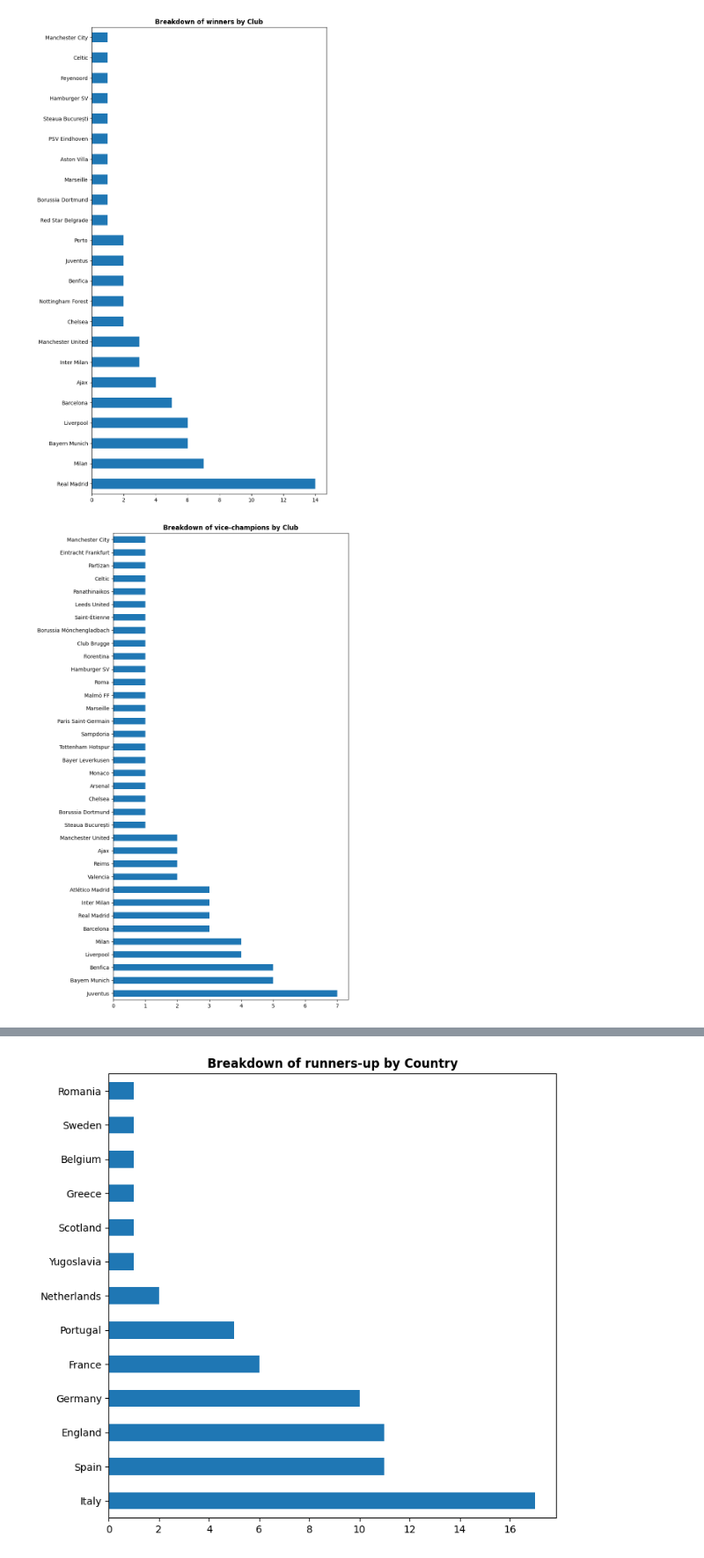
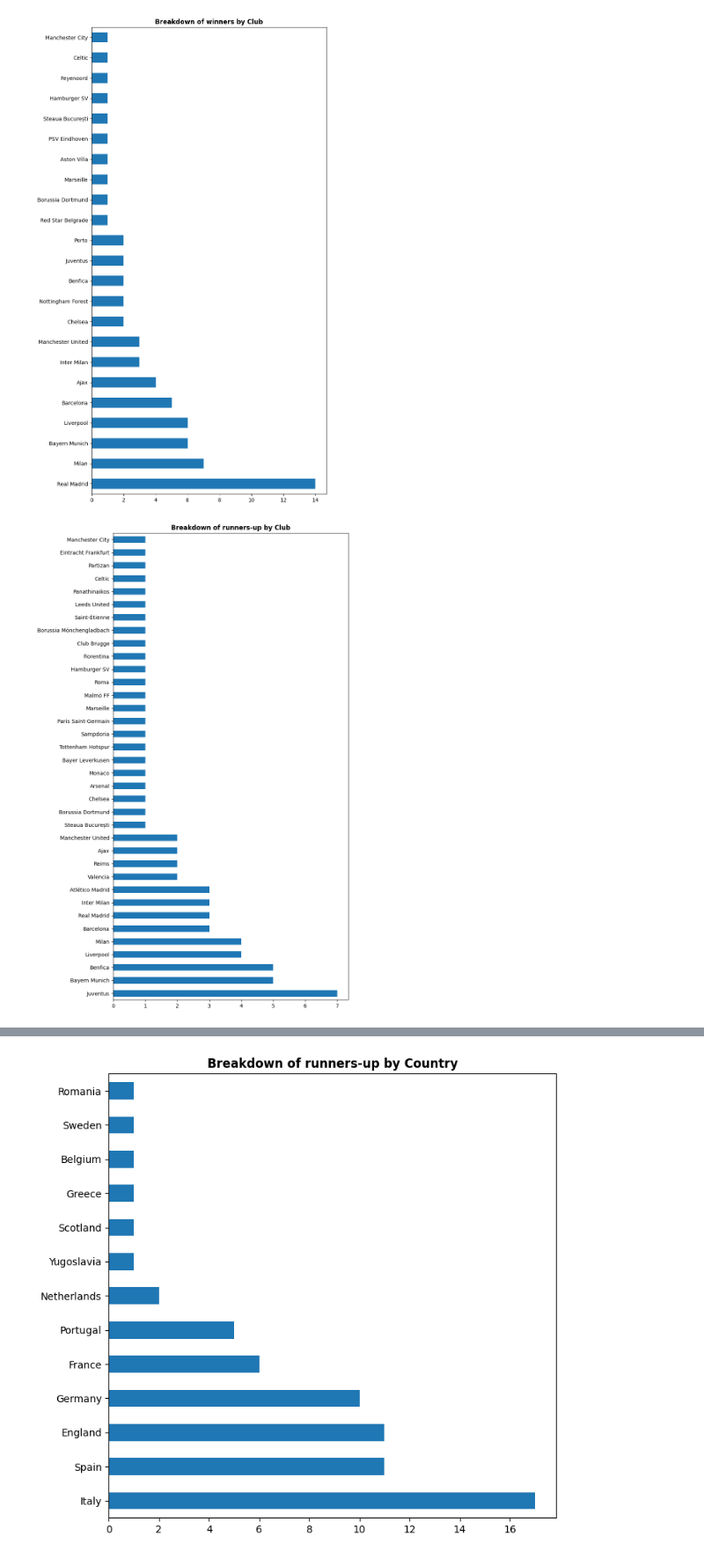
Before and after one commit to guilhermelaviola/SoccerCompetitionsStudy, a Jupyter notebook: UCLStudy.ipynb, the cells around one changed output, grey strips where cells are left out. Shown at 88% size. Drawn from its saved outputs; the diff is of its cells as text; code cells hidden in the pictures.

```diff
--- a/UCLStudy.ipynb
+++ b/UCLStudy.ipynb
@@ -15,9 +24,0 @@ ucl = pd.read_excel(uefa_competitions, 'UEFA Champions League finals')
-# %%
-# Renaming the columns:
-ucl.columns = ['Season', 'Winners country', 'Winners',
-               'Score', 'Runners-up', 'Runners-up country',
-               'Venue', 'Attendance', 'Extra time?',
-               'Penalty shootout?', 'Match replayed']
-
-# Displaying the last 5 champions:
-ucl.tail()
@@ -65,14 +59,14 @@ plt.show()
 # %% [output]
 [figure]
 # %%
-# Displaying number of vice-champions by club:
+# Displaying number of runners-up by club:
 ucl.groupby('Season').first()['Runners-up'].value_counts().plot(kind = 'barh',
                                                                      figsize = (8, 16))
 plt.ylabel(None)
-plt.title('Breakdown of vice-champions by Club', fontweight = 'bold')
+plt.title('Breakdown of runners-up by Club', fontweight = 'bold')
 plt.show()
 # %% [output]
-[figure, old version]
+[figure, new version]
 # %%
 # Displaying number of titles by country:
 ucl.groupby('Season').first()['Winners country'].value_counts().plot(kind = 'barh',
```
Also changed, not shown: parts of 6 cells of this notebook.
